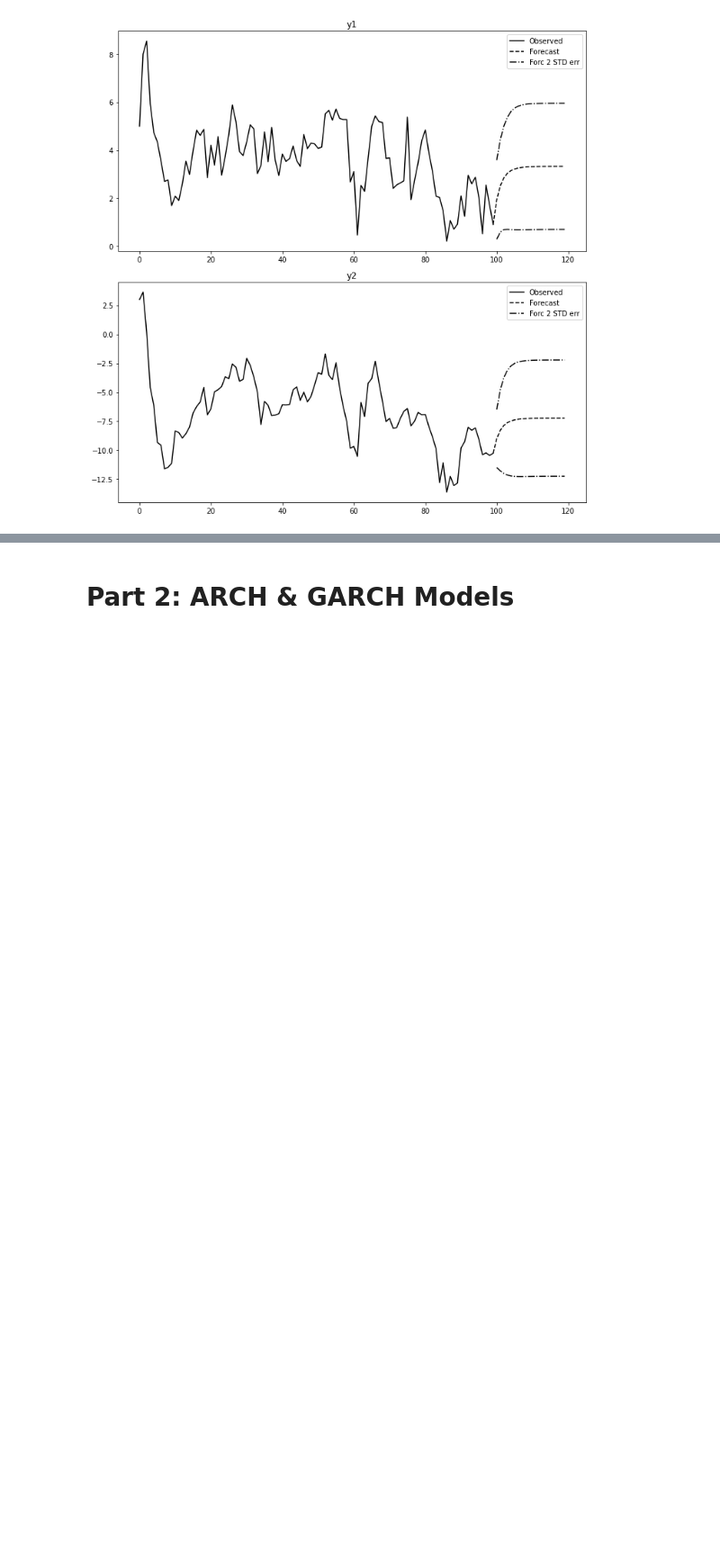
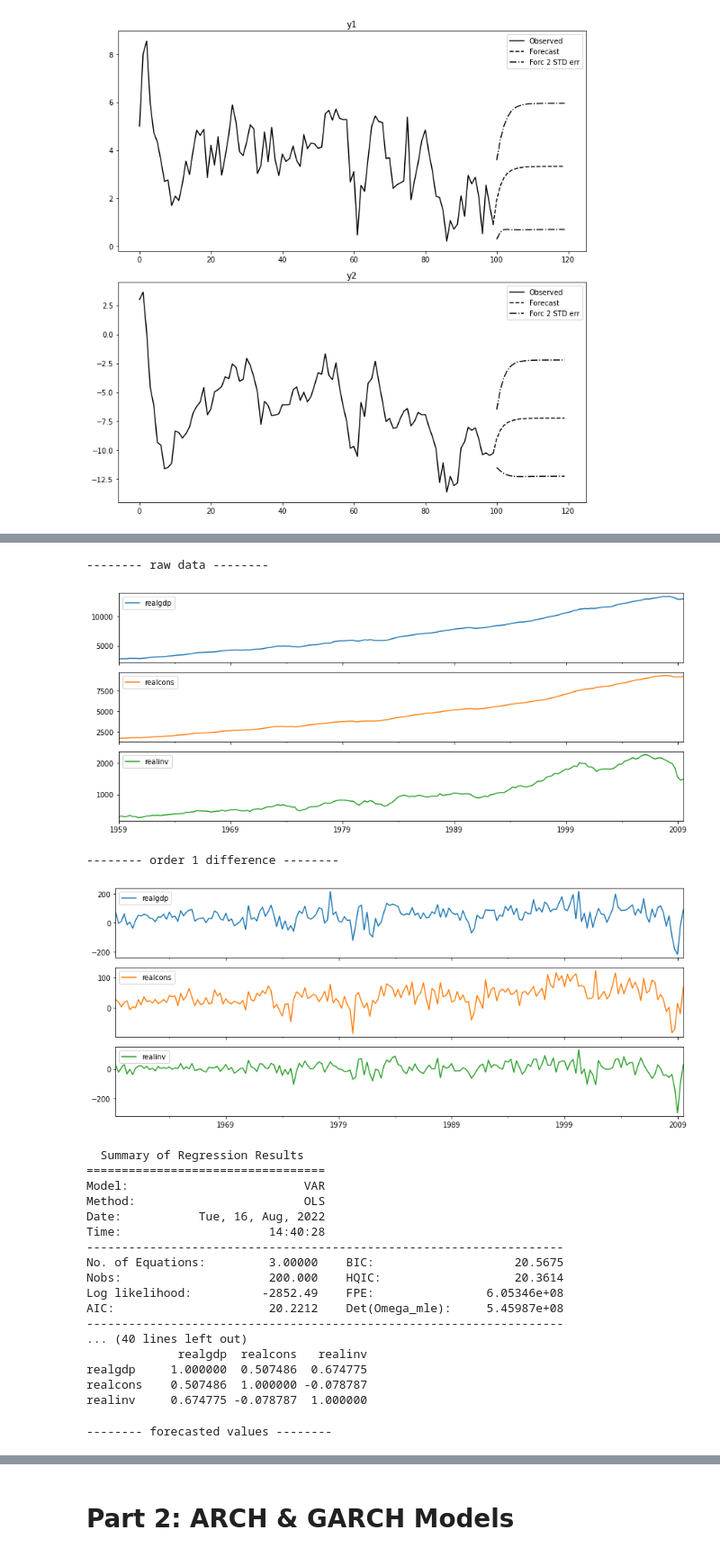
Before and after one commit to snuhcs/time-series-2022, a Jupyter notebook: Notebook/Lecture 3 - Advanced Models.ipynb, the cells around one changed output, grey strips where cells are left out. Shown: that part at 90% size. Drawn from its saved outputs; the diff is of its cells as text; code cells hidden in the pictures; blank space fills up the shorter version.

```diff
--- a/Notebook/Lecture 3 - Advanced Models.ipynb
+++ b/Notebook/Lecture 3 - Advanced Models.ipynb
@@ -238,0 +243,56 @@ plt.show()
+# %%
+# load data
+raw = sm.datasets.macrodata.load_pandas().data
+dates_info = raw[['year', 'quarter']].astype(int).astype(str)
+raw.index = pd.DatetimeIndex(sm.tsa.datetools.dates_from_str(dates_info['year'] + 'Q' + dates_info['quarter']))
+raw_use = raw.iloc[:,2:5]
+
+# visualize data
+print("-------- raw data --------")
+raw_use.plot(subplots=True, figsize=(12,5))
+plt.tight_layout()
+plt.show()
+
+# visualize differenced data
+print("-------- order 1 difference --------")
+raw_use.diff(1).dropna().plot(subplots=True, figsize=(12,5))
+plt.tight_layout()
+plt.show()
+
+# fit VAR model
+raw_use_return = raw_use.diff(1).dropna()
+fit = sm.tsa.VAR(raw_use_return).fit(maxlags=2)
+display(fit.summary())
+
+# forecast
+forecast_num = 20
+# pred_var = fit.forecast(fit.model.endog[-1:], steps=forecast_num)
+# pred_var_ci = fit.forecast_interval(fit.model.endog[-1:], steps=forecast_num)
+
+print("-------- forecasted values --------")
+fit.plot_forecast(forecast_num)
+plt.tight_layout()
+plt.show()
+# %% [output]
+-------- raw data --------
+[figure, added]
+-------- order 1 difference --------
+[figure, added]
+  Summary of Regression Results
+==================================
+Model:                         VAR
+Method:                        OLS
+Date:           Tue, 16, Aug, 2022
+Time:                     14:40:28
+--------------------------------------------------------------------
+No. of Equations:         3.00000    BIC:                    20.5675
+Nobs:                     200.000    HQIC:                   20.3614
+Log likelihood:          -2852.49    FPE:                6.05346e+08
+AIC:                      20.2212    Det(Omega_mle):     5.45987e+08
+--------------------------------------------------------------------
+... (40 lines left out)
+             realgdp  realcons   realinv
+realgdp     1.000000  0.507486  0.674775
+realcons    0.507486  1.000000 -0.078787
+realinv     0.674775 -0.078787  1.000000
+-------- forecasted values --------
```
Also changed, not shown: parts of 4 cells of this notebook.
